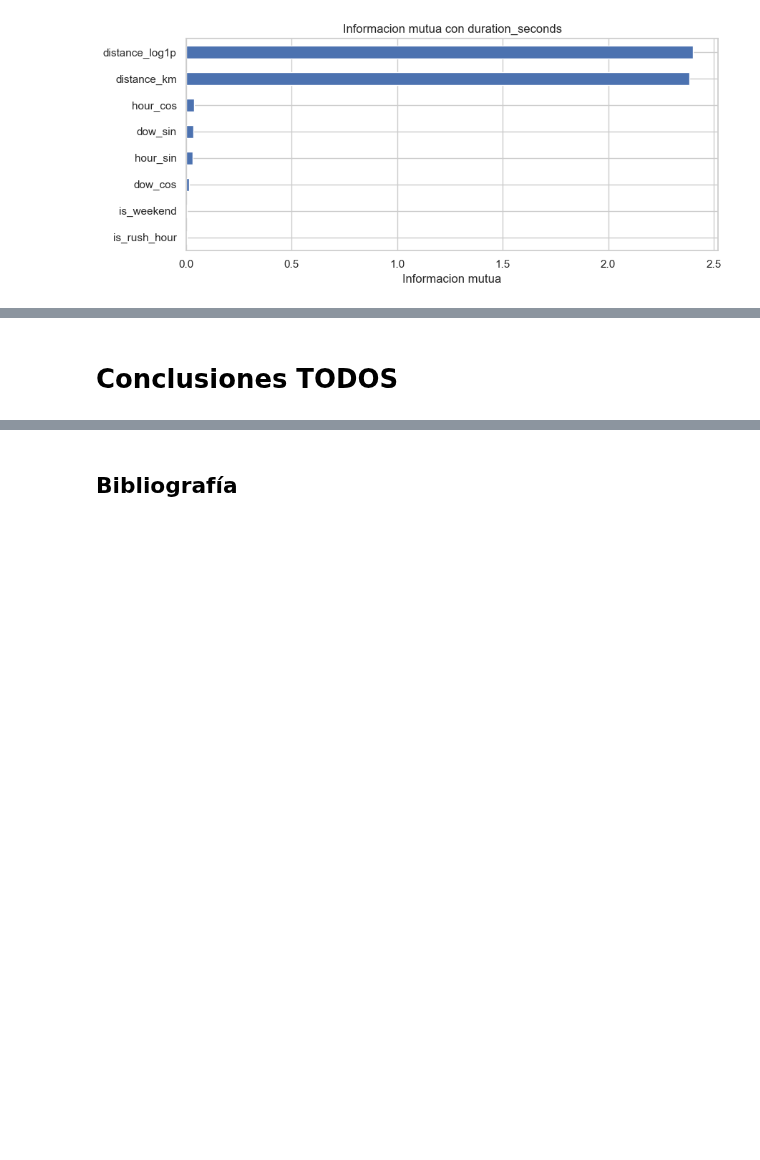
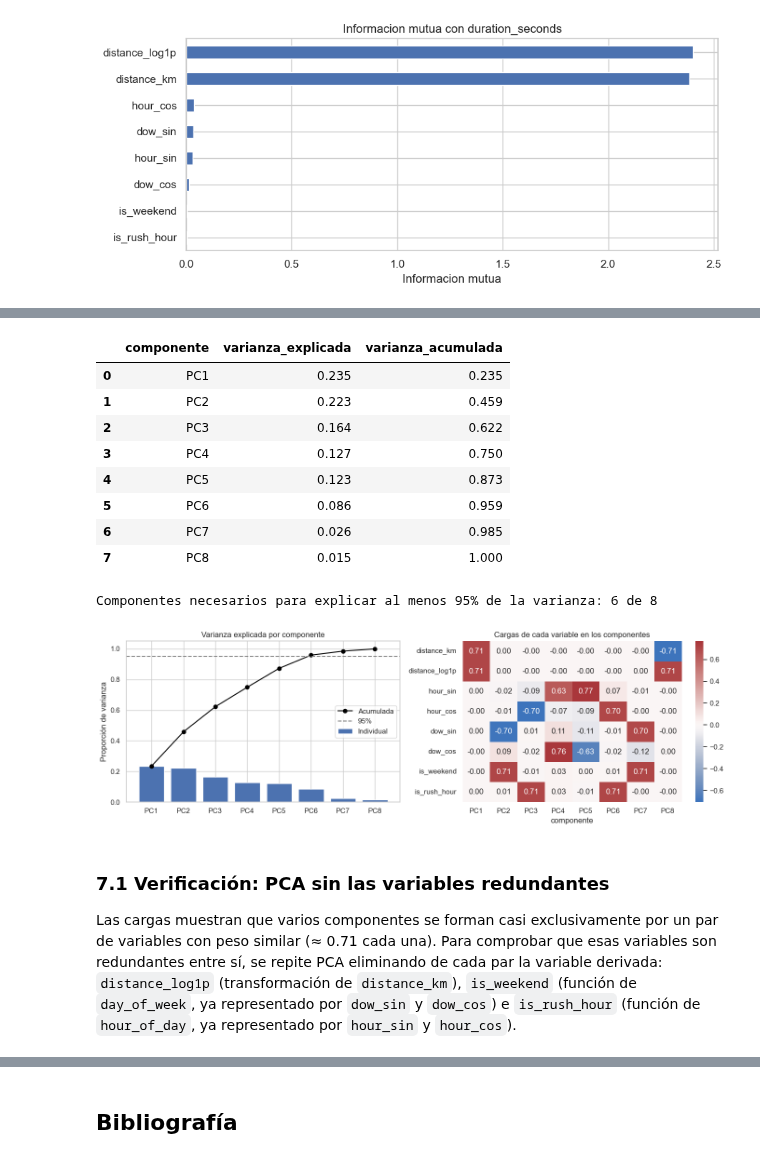
Before and after one commit to aleehpandita/transport-gps-analytics, a Jupyter notebook: notebooks/Avance2_56.ipynb, the cells around one changed output, grey strips where cells are left out. Drawn from its saved outputs; the diff is of its cells as text; code cells hidden in the pictures; blank space fills up the shorter version.

Commit message:
🔬 ANOVA con eta² y PCA: diagnóstico de redundancia para la selección de características

```diff
--- a/notebooks/Avance2_56.ipynb
+++ b/notebooks/Avance2_56.ipynb
@@ -434,2 +497,49 @@ plt.show()
+# %%
+from sklearn.decomposition import PCA
+
+pca = PCA(random_state=42)
+pca.fit(X_train_num)
+
+pca_variance = pd.DataFrame({
+    "componente": [f"PC{i+1}" for i in range(len(numeric_features))],
+    "varianza_explicada": pca.explained_variance_ratio_,
+    "varianza_acumulada": np.cumsum(pca.explained_variance_ratio_)
+})
+display(pca_variance.round(3))
+
+n_95 = int(np.argmax(pca_variance["varianza_acumulada"].values >= 0.95) + 1)
+print(f"Componentes necesarios para explicar al menos 95% de la varianza: {n_95} de {len(numeric_features)}")
+
+fig, axes = plt.subplots(1, 2, figsize=(14, 4.5))
+axes[0].bar(pca_variance["componente"], pca_variance["varianza_explicada"], label="Individual")
+axes[0].plot(pca_variance["componente"], pca_variance["varianza_acumulada"], marker="o", color="black", label="Acumulada")
+axes[0].axhline(0.95, linestyle="--", color="gray", label="95%")
+axes[0].set_title("Varianza explicada por componente")
+axes[0].set_ylabel("Proporción de varianza")
+axes[0].legend()
+
+loadings = pd.DataFrame(
+    pca.components_.T,
+    index=numeric_features,
+    columns=pca_variance["componente"]
+)
+sns.heatmap(loadings, annot=True, fmt=".2f", cmap="vlag", center=0, ax=axes[1])
+axes[1].set_title("Cargas de cada variable en los componentes")
+plt.tight_layout()
+plt.show()
+# %% [output]
+|  | componente | varianza_explicada | varianza_acumulada |
+| 0 | PC1 | 0.235 | 0.235 |
+| 1 | PC2 | 0.223 | 0.459 |
+| 2 | PC3 | 0.164 | 0.622 |
+| 3 | PC4 | 0.127 | 0.750 |
+| 4 | PC5 | 0.123 | 0.873 |
+| 5 | PC6 | 0.086 | 0.959 |
+| 6 | PC7 | 0.026 | 0.985 |
+| 7 | PC8 | 0.015 | 1.000 |
+Componentes necesarios para explicar al menos 95% de la varianza: 6 de 8
+[figure, added]
 # %% [markdown]
-# Conclusiones TODOS
+### 7.1 Verificación: PCA sin las variables redundantes
+
+Las cargas muestran que varios componentes se forman casi exclusivamente por un par de variables con peso similar (≈ 0.71 cada una). Para comprobar que esas variables son redundantes entre sí, se repite PCA eliminando de cada par la variable derivada: `distance_log1p` (transformación de `distance_km`), `is_weekend` (función de `day_of_week`, ya representado por `dow_sin` y `dow_cos`) e `is_rush_hour` (función de `hour_of_day`, ya representado por `hour_sin` y `hour_cos`).
```
Also changed, not shown: parts of 7 cells of this notebook.
